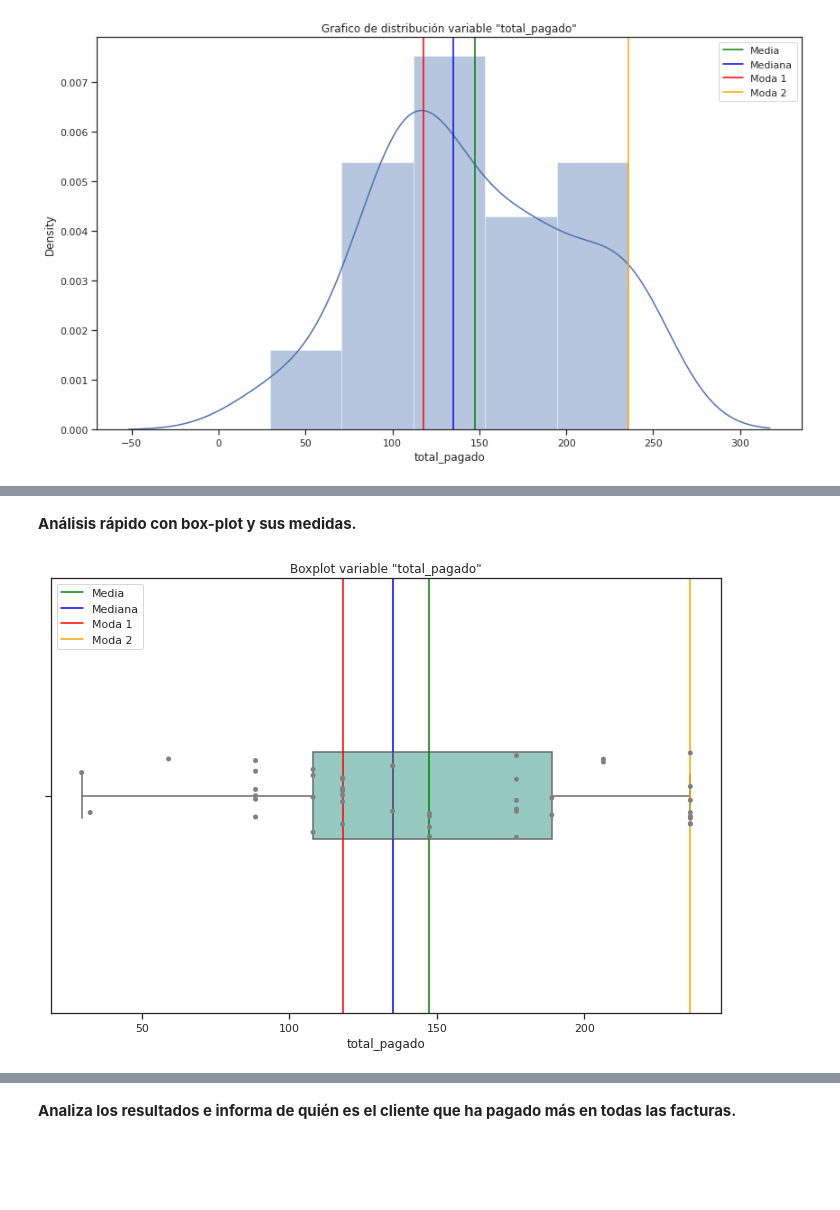
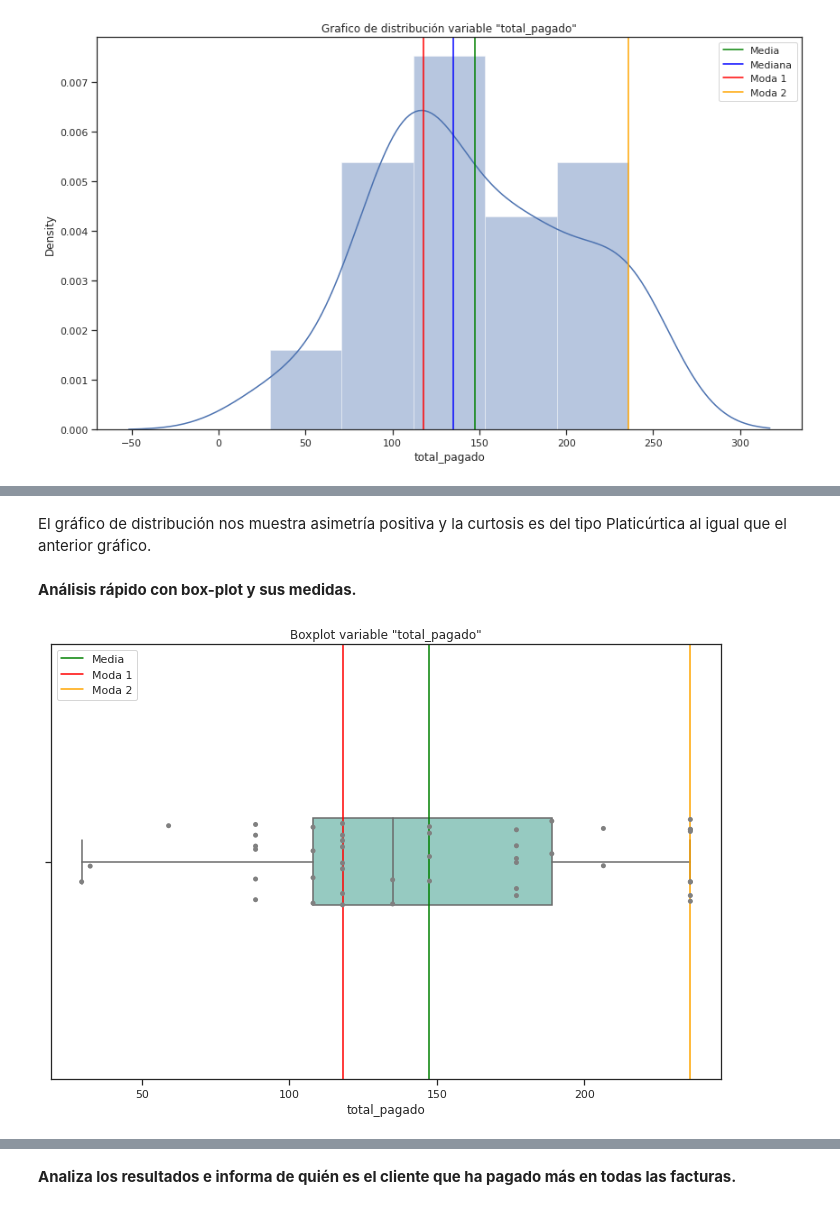
Before and after one commit to JALVARADORUIZ/Magister_BigData_UB, a Jupyter notebook: M2_AI2_AlvaradoRuizJoseArmando.ipynb, the cells around one changed output, grey strips where cells are left out. Drawn from its saved outputs; the diff is of its cells as text; code cells hidden in the pictures; blank space fills up the shorter version.

```diff
--- a/M2_AI2_AlvaradoRuizJoseArmando.ipynb
+++ b/M2_AI2_AlvaradoRuizJoseArmando.ipynb
@@ -319,18 +363,19 @@ plt.legend();
+# %% [markdown]
+El gráfico de distribución nos muestra asimetría positiva y la curtosis es del tipo Platicúrtica al igual que el anterior gráfico.
 # %% [markdown]
 **Análisis rápido con box-plot y sus medidas.**
 # %%
 sns.set_theme(style="ticks")
 ax = plt.subplots(figsize=(12, 8))
 sns.boxplot(x=df_total_pagado["total_pagado"], palette="Set3", width=.2, whis=[0, 100])
 sns.stripplot(x="total_pagado", data=df_total_pagado, size=5, color=".5", linewidth=0)
 
 plt.title('Boxplot variable "total_pagado"')
 plt.axvline(df_total_pagado['total_pagado'].mean(), color='green', label='Media')
-plt.axvline(df_total_pagado['total_pagado'].median(), color='blue', label='Mediana')
 plt.axvline(df_total_pagado['total_pagado'].mode()[0], color='red', label='Moda 1')
 plt.axvline(df_total_pagado['total_pagado'].mode()[1], color='orange', label='Moda 2')
 
 
 plt.legend();
 # %% [output]
-[figure, old version]
+[figure, new version]
```
Also changed, not shown: parts of 23 cells of this notebook.
